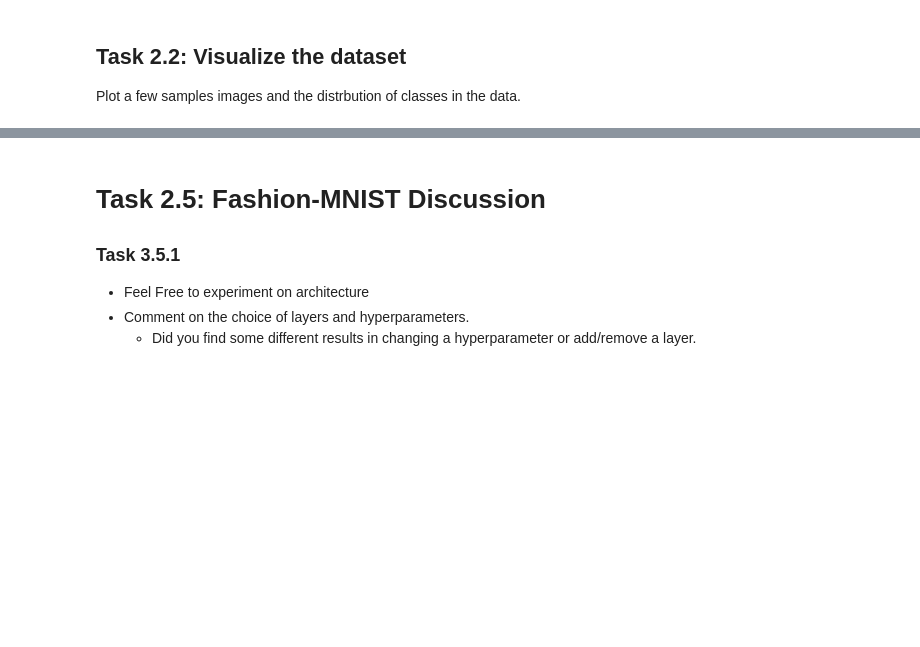
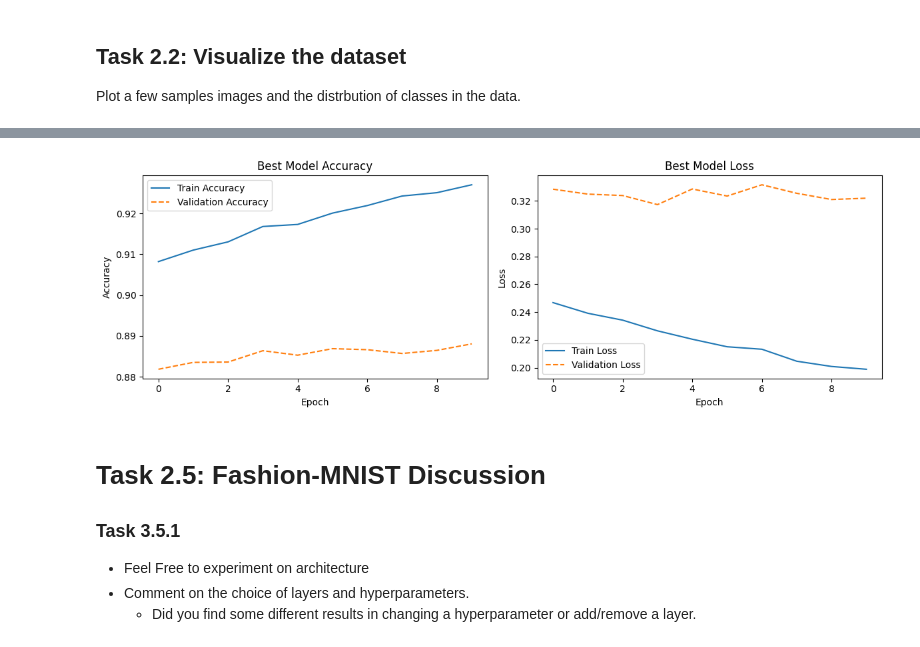
Before and after one commit to Emriey/DAT300, a Jupyter notebook: CA2/CA2_CNN_Template_02.ipynb, the cells around one changed output, grey strips where cells are left out. Saved outputs shown, nothing was run; the diff lists cells and outputs as text; code cells hidden in the pictures; blank space fills up the shorter version.

```diff
--- a/CA2/CA2_CNN_Template_02.ipynb
+++ b/CA2/CA2_CNN_Template_02.ipynb
@@ -473,0 +631,32 @@ Build a CNN model
+# %%
+# Plot training & validation accuracy and loss values
+# Since Keras Tuner does not store the history object, retrain the best model to get the history
+history = best_model.fit(
+    train_images, train_labels,
+    epochs=10,
+    validation_data=(val_images, val_labels)
+)
+
+plt.figure(figsize=(12, 4))
+
+# Accuracy plot
+plt.subplot(1, 2, 1)
+plt.plot(history.history['accuracy'], label='Train Accuracy')
+plt.plot(history.history['val_accuracy'], label='Validation Accuracy', linestyle='--')
+plt.title('Best Model Accuracy')
+plt.ylabel('Accuracy')
+plt.xlabel('Epoch')
+plt.legend()
+
+# Loss plot
+plt.subplot(1, 2, 2)
+plt.plot(history.history['loss'], label='Train Loss')
+plt.plot(history.history['val_loss'], label='Validation Loss', linestyle='--')
+plt.title('Best Model Loss')
+plt.ylabel('Loss')
+plt.xlabel('Epoch')
+plt.legend()
+
+plt.tight_layout()
+plt.show()
+# %% [output]
@@ -474,3 +683,4 @@ Build a CNN model
+[figure, added]
 # %% [markdown]
 # Task 2.5: Fashion-MNIST Discussion
 
```
Also changed, not shown: parts of 23 cells of this notebook.
